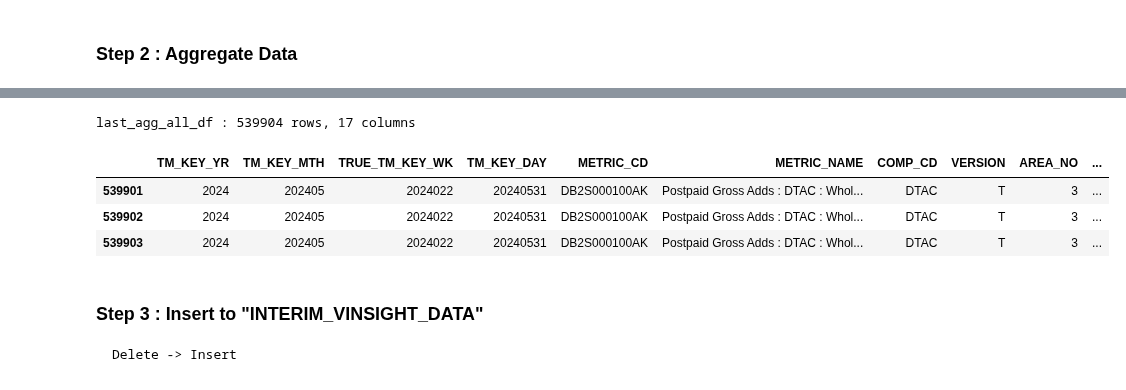
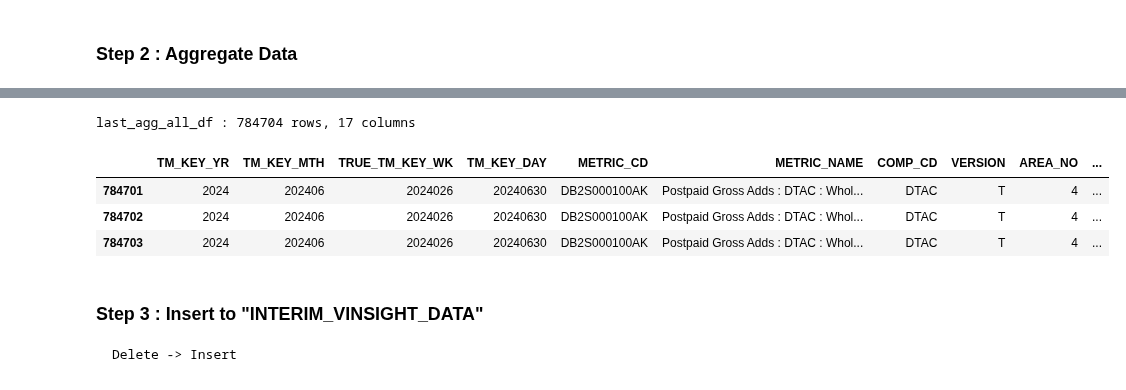
Before and after one commit to ruzlim/Jupyter, a Jupyter notebook: ETL/Interim/Interim-Target Sales DTAC.ipynb, the cells around one changed output, grey strips where cells are left out. Drawn from its saved outputs; the diff is of its cells as text; code cells hidden in the pictures.

```diff
--- a/ETL/Interim/Interim-Target Sales DTAC.ipynb
+++ b/ETL/Interim/Interim-Target Sales DTAC.ipynb
@@ -46,7 +47,8 @@ datetime.date(2024, 6, 21)
 src_file = '../../data/interim/Target_Sales_DTAC_Y2024.xlsx'
 src_sheet = 'Rawdata'
 src_df = pd.read_excel(src_file, sheet_name=src_sheet, index_col=None)
-src_df.rename(columns={'AREA_CD': 'H_AREA_KEY', 'DATA_MONTH': 'MONTH_SHORT', 'DATA_YEAR': 'TM_KEY_YR', 'METRIC_VALUES': 'MTH_VALUE'}, inplace=True)
+src_df.rename(columns={'AREA_CD': 'AREA_KEY', 'DATA_MONTH': 'MONTH_SHORT', 'DATA_YEAR': 'TM_KEY_YR', 'METRIC_VALUES': 'MTH_VALUE'}, inplace=True)
+src_df['MONTH_SHORT'] = src_df['MONTH_SHORT'].apply(lambda x: x.upper())
 # src_df = src_df.replace(np.nan, None)
 
 print(f'\nsrc_df : {src_df.shape[0]} rows, {src_df.shape[1]} columns')
@@ -129,15 +144,23 @@ raw_df : 15840 rows, 11 columns
 ''' Merge Data '''
 
 # Join Area
-merge_df1 = pd.merge(raw_df, mooc_h_df, how='left', on='H_AREA_KEY')
+merge_h_df = pd.merge(raw_df.loc[raw_df['AREA_TYPE']=='H'], mooc_h_df, how='left', on='AREA_KEY')
+# merge_h_df1.tail(3)
+
+merge_hh_df = pd.merge(raw_df.loc[raw_df['AREA_TYPE']=='HH'], mooc_hh_df, how='left', on='AREA_KEY')
+# merge_hh_df1.tail(3)
+
+merge_area_df = pd.concat([merge_h_df, merge_hh_df])
+# merge_area_df.tail(3)s
 
 # Join Period
-merge_df2 = pd.merge(merge_df1, dt_df, how='left', on=['TM_KEY_YR', 'MONTH_SHORT'])
+merge_period_df = pd.merge(merge_area_df, dt_df, how='left', on=['TM_KEY_YR', 'MONTH_SHORT'])
+# merge_period_df.tail(3)
 
 # Prep Aggregate
-prep_agg_df = merge_df2
+prep_agg_df = merge_period_df
 prep_agg_df['DAY_VALUE'] = prep_agg_df['MTH_VALUE'] / prep_agg_df['DAYS_IN_MONTH']
 
 print(f'\nprep_agg_df : {prep_agg_df.shape[0]} rows, {prep_agg_df.shape[1]} columns')
-prep_agg_df.tail(3)
+# prep_agg_df.tail(3)
 # %% [output]
@@ -155,46 +173,56 @@ agg_cols = ['TM_KEY_YR', 'TM_KEY_MTH', 'TRUE_TM_KEY_WK', 'TM_KEY_DAY', 'METRIC_C
 # P : Nationwide
 agg_p_df = prep_agg_df.groupby(['TM_KEY_YR', 'TM_KEY_MTH', 'TRUE_TM_KEY_WK', 'TM_KEY_DAY', 'METRIC_CD', 'METRIC_NAME', 'COMP_CD', 'VERSION']).agg({'MTH_VALUE': 'sum', 'DAY_VALUE': 'sum'}).reset_index()
 agg_p_df['AREA_NO'] = 1
 agg_p_df['AREA_TYPE'] = 'P'
 agg_p_df['AREA_CD'] = 'P'
 agg_p_df['AREA_NAME'] = 'Nationwide'
 agg_p_df = agg_p_df.loc[:, agg_cols]
-agg_p_df[agg_p_df['TM_KEY_DAY']==20240501]
+# agg_p_df[agg_p_df['TM_KEY_DAY']==20240501]
 
-# G : Nationwide
+# G : Region
 agg_g_df = prep_agg_df.groupby(['TM_KEY_YR', 'TM_KEY_MTH', 'TRUE_TM_KEY_WK', 'TM_KEY_DAY', 'METRIC_CD', 'METRIC_NAME', 'COMP_CD', 'VERSION', 'ORGID_G', 'TDS_SGMD']).agg({'MTH_VALUE': 'sum', 'DAY_VALUE': 'sum'}).reset_index()
 agg_g_df['AREA_NO'] = 2
 agg_g_df['AREA_TYPE'] = 'G'
 agg_g_df.rename(columns={'ORGID_G': 'AREA_CD'}, inplace=True)
 agg_g_df.rename(columns={'TDS_SGMD': 'AREA_NAME'}, inplace=True)
 agg_g_df = agg_g_df.loc[:, agg_cols]
-agg_g_df[agg_g_df['TM_KEY_DAY']==20240501]
+# agg_g_df[agg_g_df['TM_KEY_DAY']==20240501]
 
-# H : Nationwide
+# H : HOP_HINT
 agg_h_df = prep_agg_df.groupby(['TM_KEY_YR', 'TM_KEY_MTH', 'TRUE_TM_KEY_WK', 'TM_KEY_DAY', 'METRIC_CD', 'METRIC_NAME', 'COMP_CD', 'VERSION', 'ORGID_H', 'HOP_HINT']).agg({'MTH_VALUE': 'sum', 'DAY_VALUE': 'sum'}).reset_index()
 agg_h_df['AREA_NO'] = 3
 agg_h_df['AREA_TYPE'] = 'H'
 agg_h_df.rename(columns={'ORGID_H': 'AREA_CD'}, inplace=True)
 agg_h_df.rename(columns={'HOP_HINT': 'AREA_NAME'}, inplace=True)
 agg_h_df = agg_h_df.loc[:, agg_cols]
-agg_h_df[agg_h_df['TM_KEY_DAY']==20240501]
+# agg_h_df[agg_h_df['TM_KEY_DAY']==20240501]
+
+# HH : D_CLUSTER
+agg_hh_df = prep_agg_df.groupby(['TM_KEY_YR', 'TM_KEY_MTH', 'TRUE_TM_KEY_WK', 'TM_KEY_DAY', 'METRIC_CD', 'METRIC_NAME', 'COMP_CD', 'VERSION', 'ORGID_HH', 'D_CLUSTER']).agg({'MTH_VALUE': 'sum', 'DAY_VALUE': 'sum'}).reset_index()
+agg_hh_df['AREA_NO'] = 4
+agg_hh_df['AREA_TYPE'] = 'HH'
+agg_hh_df['ORGID_HH'] = agg_hh_df['ORGID_HH'].astype(int).astype(str)
+agg_hh_df.rename(columns={'ORGID_HH': 'AREA_CD'}, inplace=True)
+agg_hh_df.rename(columns={'D_CLUSTER': 'AREA_NAME'}, inplace=True)
+agg_hh_df = agg_hh_df.loc[:, agg_cols]
+# agg_hh_df[agg_hh_df['TM_KEY_DAY']==20240601]
 
 # Concat DataFrame
-last_agg_all_df = pd.concat([agg_p_df, agg_g_df, agg_h_df], ignore_index=True)
+last_agg_all_df = pd.concat([agg_p_df, agg_g_df, agg_h_df, agg_hh_df], ignore_index=True)
 last_agg_all_df['AGG_TYPE'] = 'S'
 last_agg_all_df['FREQUENCY'] = 'Daily'
-last_agg_all_df['REMARK'] = 'Sales target DTAC Y2024(Jan-May) : as of 23-May-24(K.Voraphon)'
+# last_agg_all_df['REMARK'] = 'Sales target DTAC Y2024(Jan-May) : as of 23-May-24(K.Voraphon)'
+last_agg_all_df['REMARK'] = last_agg_all_df['TM_KEY_MTH'].apply(lambda x: 'Sales target DTAC Y2024(Jan-May) : as of 23-May-24(K.Voraphon)' if x>=202401 and x<=202405 else 'Ref : K.Wanicha')
 
 print(f'\nlast_agg_all_df : {last_agg_all_df.shape[0]} rows, {last_agg_all_df.shape[1]} columns')
+# last_agg_all_df.loc[last_agg_all_df['TM_KEY_DAY']==20240601]
 last_agg_all_df.tail(3)
-
-# last_agg_all_df.loc[last_agg_all_df['TM_KEY_DAY']==20240501]
 # %% [output]
-last_agg_all_df : 539904 rows, 17 columns
+last_agg_all_df : 784704 rows, 17 columns
 |  | TM_KEY_YR | TM_KEY_MTH | TRUE_TM_KEY_WK | TM_KEY_DAY | METRIC_CD | METRIC_NAME | COMP_CD | VERSION | AREA_NO | ... |
-| 539901 | 2024 | 202405 | 2024022 | 20240531 | DB2S000100AK | Postpaid Gross Adds : DTAC : Whol... | DTAC | T | 3 | ... |
-| 539902 | 2024 | 202405 | 2024022 | 20240531 | DB2S000100AK | Postpaid Gross Adds : DTAC : Whol... | DTAC | T | 3 | ... |
-| 539903 | 2024 | 202405 | 2024022 | 20240531 | DB2S000100AK | Postpaid Gross Adds : DTAC : Whol... | DTAC | T | 3 | ... |
+| 784701 | 2024 | 202406 | 2024026 | 20240630 | DB2S000100AK | Postpaid Gross Adds : DTAC : Whol... | DTAC | T | 4 | ... |
+| 784702 | 2024 | 202406 | 2024026 | 20240630 | DB2S000100AK | Postpaid Gross Adds : DTAC : Whol... | DTAC | T | 4 | ... |
+| 784703 | 2024 | 202406 | 2024026 | 20240630 | DB2S000100AK | Postpaid Gross Adds : DTAC : Whol... | DTAC | T | 4 | ... |
 # %% [markdown]
 ### Step 3 : Insert to "INTERIM_VINSIGHT_DATA"
     Delete -> Insert
```
Also changed, not shown: parts of 9 cells of this notebook, 3 other files.
